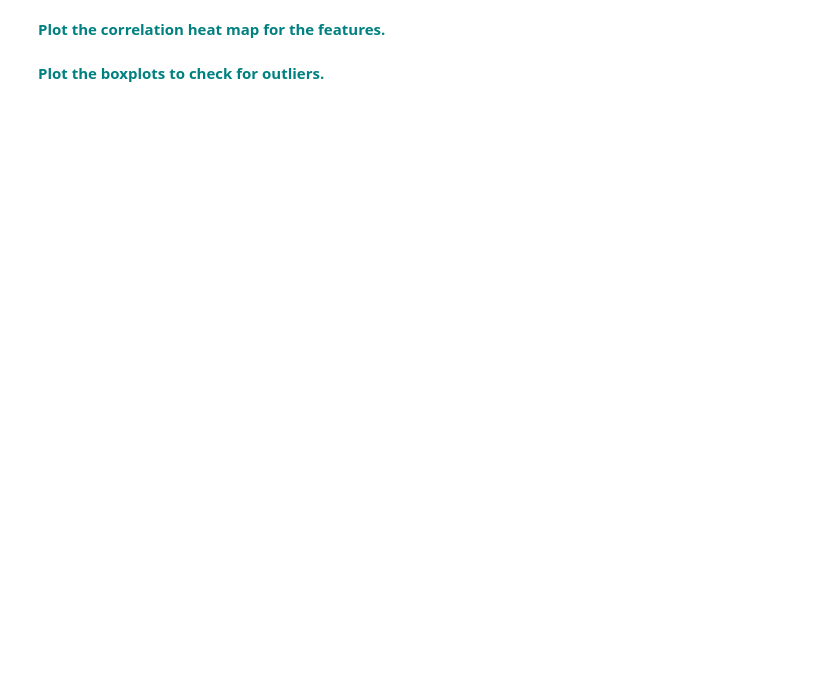
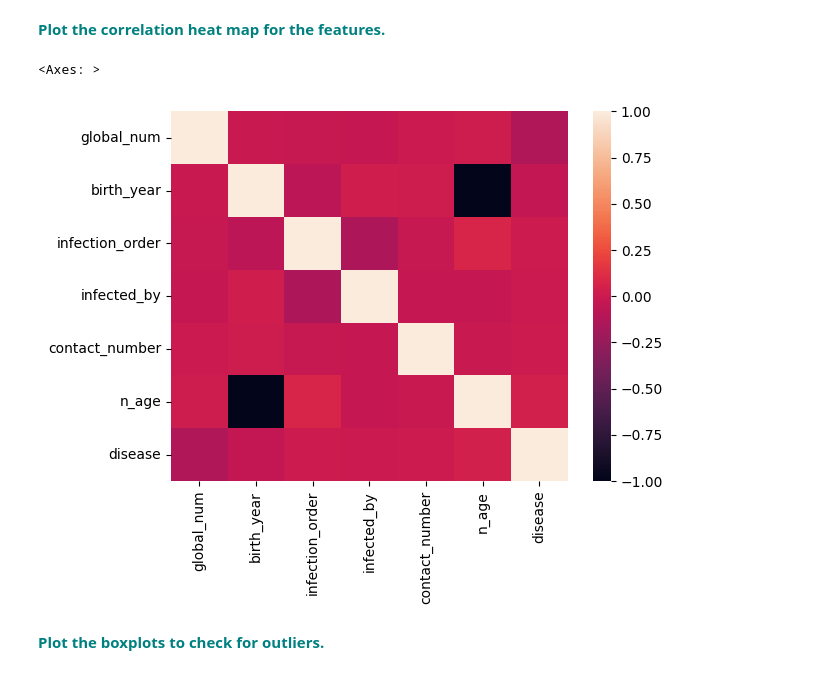
Before and after one commit to QuintenMcMillan/Random-Forest-Case-Study, a Jupyter notebook: RandomForest_casestudy_covid19.ipynb, the cells around one changed output. Drawn from its saved outputs; the diff is of its cells as text; code cells hidden in the pictures; blank space fills up the shorter version.

```diff
--- a/RandomForest_casestudy_covid19.ipynb
+++ b/RandomForest_casestudy_covid19.ipynb
@@ -229,7 +229,19 @@ n_age                    0
 dtype: int64
 # %%
 #Drop age column
+df = df.drop(columns='age')
 
+#Drop rows missing city info
+df = df.dropna(subset=['city'])
+
+#Drop rows missing state info
+df = df.dropna(subset=['state'])
+
+#Drop rows missing sex info
+df = df.dropna(subset=['sex'])
+
+#Replace all null values of infection_case with 'Unknown'
+df['infection_case'] = df['infection_case'].fillna('Unknown')
 
 #Change all dates to datetime series.
 df['symptom_onset_date'] = pd.to_datetime(df['symptom_onset_date'])
@@ -252,5 +264,9 @@ df['confirmed_date'] = pd.Series(df['confirmed_date'])
 #Replace all null values of symptom_onset_date by subtracting 3 to the confirmed_date
 df['symptom_onset_date'] = df['symptom_onset_date'].fillna(df['confirmed_date'] - timedelta(days=3))
 df['symptom_onset_date'] = pd.Series(df['symptom_onset_date'])
+
+#Recalculate n_age
+df['n_age'] = 2024 - df['birth_year']
+
 df.head()
 # %% [output]
@@ -312,4 +405,10 @@ vn
 # %% [markdown]
 **<font color='teal'> Plot the correlation heat map for the features.</font>**
+# %%
+heatcorr = df[['global_num', 'birth_year', 'infection_order', 'infected_by', 'contact_number', 'n_age', 'disease']]
+sns.heatmap(heatcorr.corr())
+# %% [output]
+<Axes: >
+[figure, added]
 # %% [markdown]
 **<font color='teal'> Plot the boxplots to check for outliers. </font>**
```
Also changed, not shown: parts of 21 cells of this notebook.
